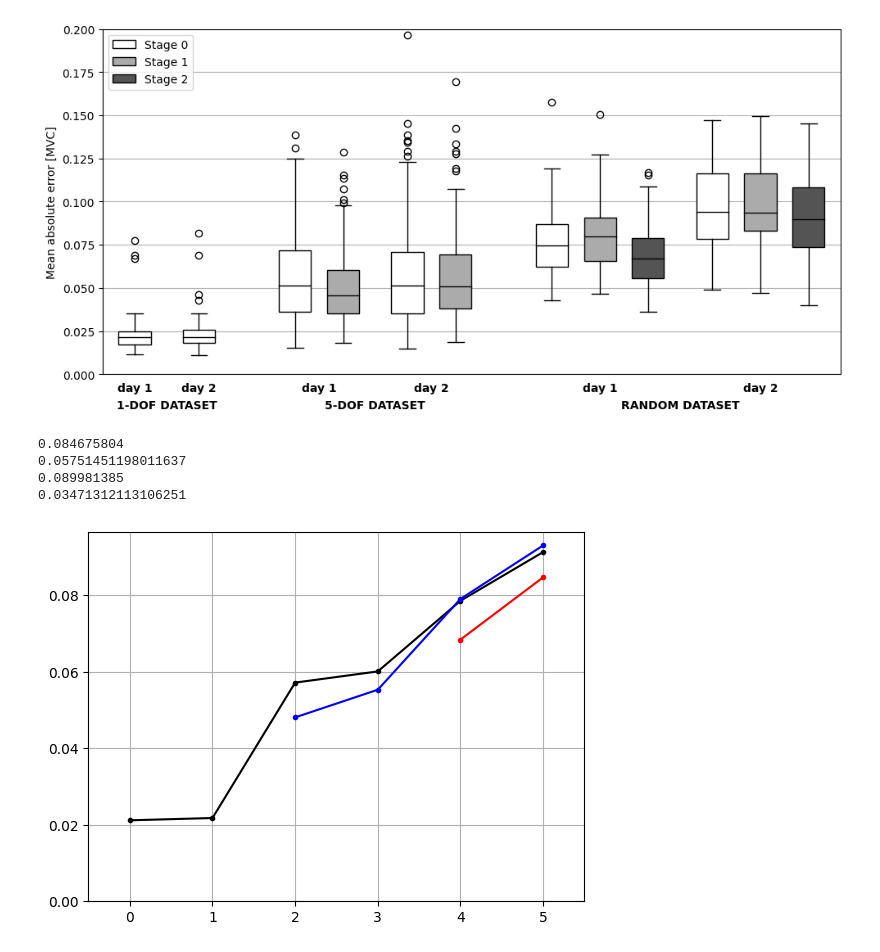
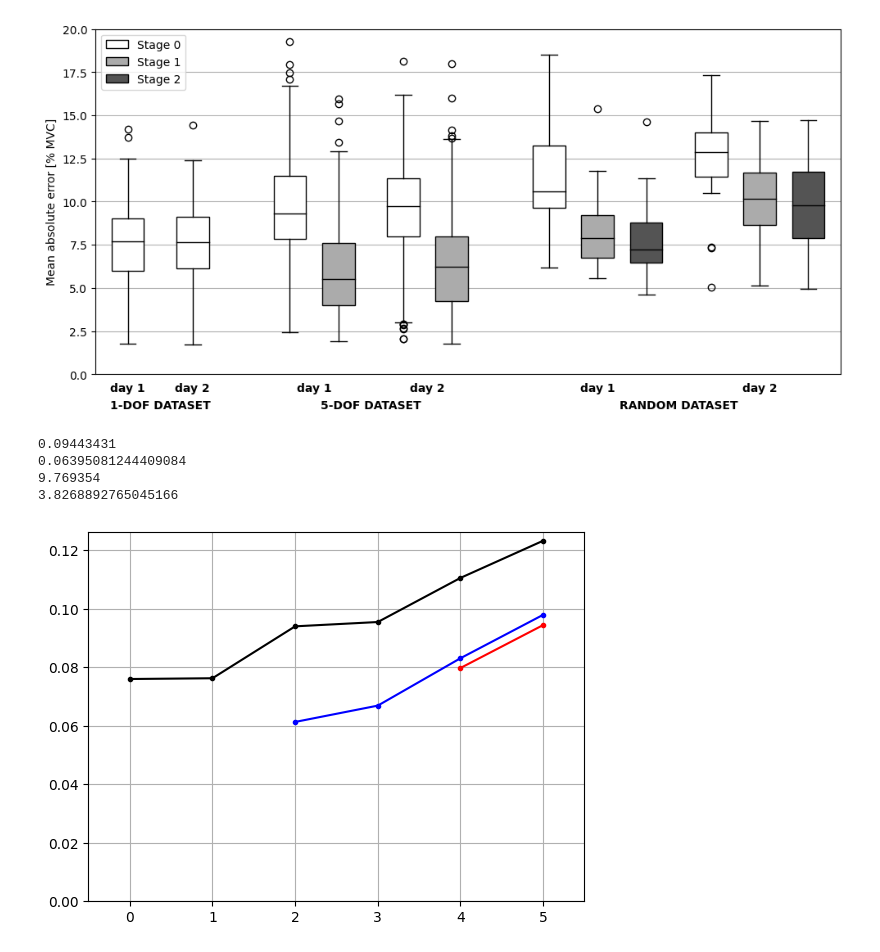
Before and after one commit to pulp-bio/incremental_hyser, a Jupyter notebook: read_results.ipynb, the cells around one changed output. Saved outputs shown, nothing was run; the diff lists cells and outputs as text; code cells hidden in the pictures.

```diff
--- a/read_results.ipynb
+++ b/read_results.ipynb
@@ -10,9 +10,11 @@ from incremental_hyser.hyser import hyser as hy
 # %%
 # results = pickle.load(open('./results/baseline_feb11.pkl', 'rb'))['results']
 # retest:
-results = pickle.load(open('./results/retest_mar19_baseline.pkl', 'rb'))['results']
+# results = pickle.load(open('./results/retest_mar19_baseline.pkl', 'rb'))['results']
 # results = pickle.load(open('./results/retest_mar19_online.pkl', 'rb'))['results']
-
+# few channels:
+# results = pickle.load(open('./results/fewchannels_04ch_mar25_online.pkl', 'rb'))['results']
+results = pickle.load(open('./results/fewchannels_04ch_mar25.pkl', 'rb'))['results']
 
 mae_dict = {
     'stage': {
@@ -66,7 +68,7 @@ medianprops = {'color': 'black'}
 
 fig, ax = plt.subplots(1, 1, figsize=(10.0, 5.0))
 
-ax.set_ylabel("Mean absolute error [MVC]")
+ax.set_ylabel("Mean absolute error [% MVC]")
 
 '''
 data = [
@@ -105,7 +107,7 @@ data = [
 ]
 
 def aggr_flat(d: np.array[np.float32]) -> np.array[np.float32]:
-    return np.median(d, axis=(-2, -1)).flatten()
+    return np.median(d, axis=(-2, -1)).flatten() * 100.0  # to % for reviewer
 
 positions = [
      0.5,  2.5,
@@ -137,7 +139,7 @@ ax.legend(
 
 ax.grid(axis='y')
 ax.set_xlim([-0.5, +22.5])
-ax.set_ylim([0.0, 0.20])
+ax.set_ylim([0.0, 20.0])  # as % for revewer
 
 
 # https://stackoverflow.com/questions/20532614/multiple-lines-of-x-tick-labels
@@ -148,34 +150,34 @@ ax.set_ylim([0.0, 0.20])
 # lower line
 ax.set_xticks(
     [
         0.5, 2.5, 6.25, 9.75, 15.0, 20.0,  # day
         1.5, 8.0, 17.5,  # dataset
     ],
 )
 ax.set_xticklabels(
     [
         "day 1", "day 2", "day 1", "day 2", "day 1", "day 2",  # day
         "1-DOF DATASET", "5-DOF DATASET", "RANDOM DATASET", # dataset
     ],
     weight='bold',
 )
 
 # vertical alignment of xtick labels
 # https://stackoverflow.com/questions/20532614/multiple-lines-of-x-tick-labels
 va = [
      0.00,  0.00,  0.00, 0.00, 0.00, 0.00,  # day
     -0.05, -0.05, -0.05,  # dataset
 ]
 for t, y in zip(ax.get_xticklabels(), va):
     t.set_y(y)
 
 ax.tick_params(axis='x', which='both', bottom=False)
 
 plt.tight_layout()
 plt.savefig("./plot_mae_stages.pdf", dpi=600, bbox_inches='tight')
 plt.show()
 # %% [output]
-[figure, old version]
+[figure, new version]
 # %%
 # not pre-aggregated
 print(np.median(data[-1]))
@@ -196,10 +198,10 @@ print(sstt.iqr(aggr_flat(data[-1])))
 # 0.089981385
 # 0.03471312113106251
 # %% [output]
-0.084675804
-0.05751451198011637
-0.089981385
-0.03471312113106251
+0.09443431
+0.06395081244409084
+9.769354
+3.8268892765045166
 # %%
 plt.figure()
 plt.plot(
@@ -221,4 +223,4 @@ plt.grid()
 plt.axis([-0.5, +5.5, 0.0, None])
 plt.show()
 # %% [output]
-[figure, old version]
+[figure, new version]
```
Also changed, not shown: 8 other files.
